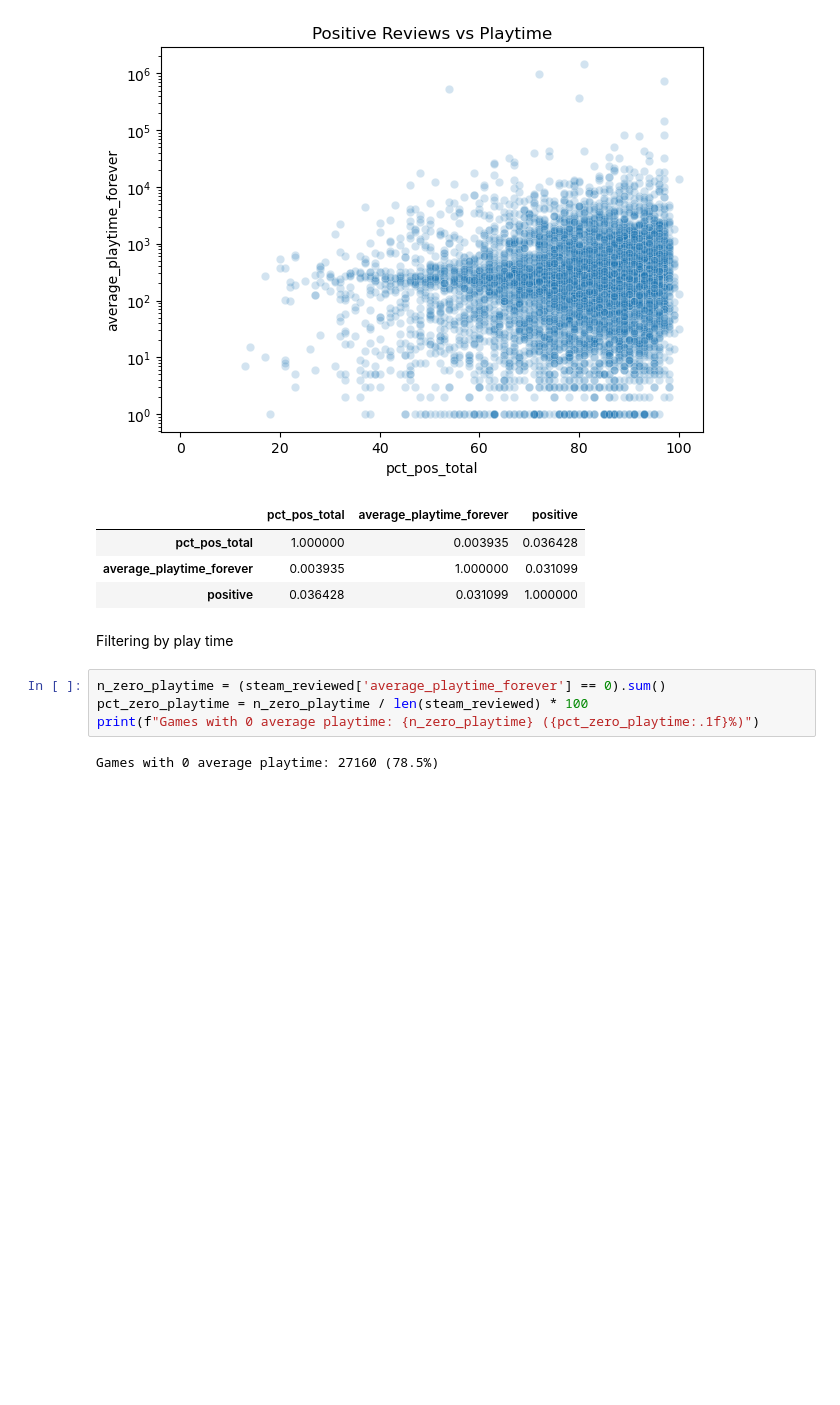
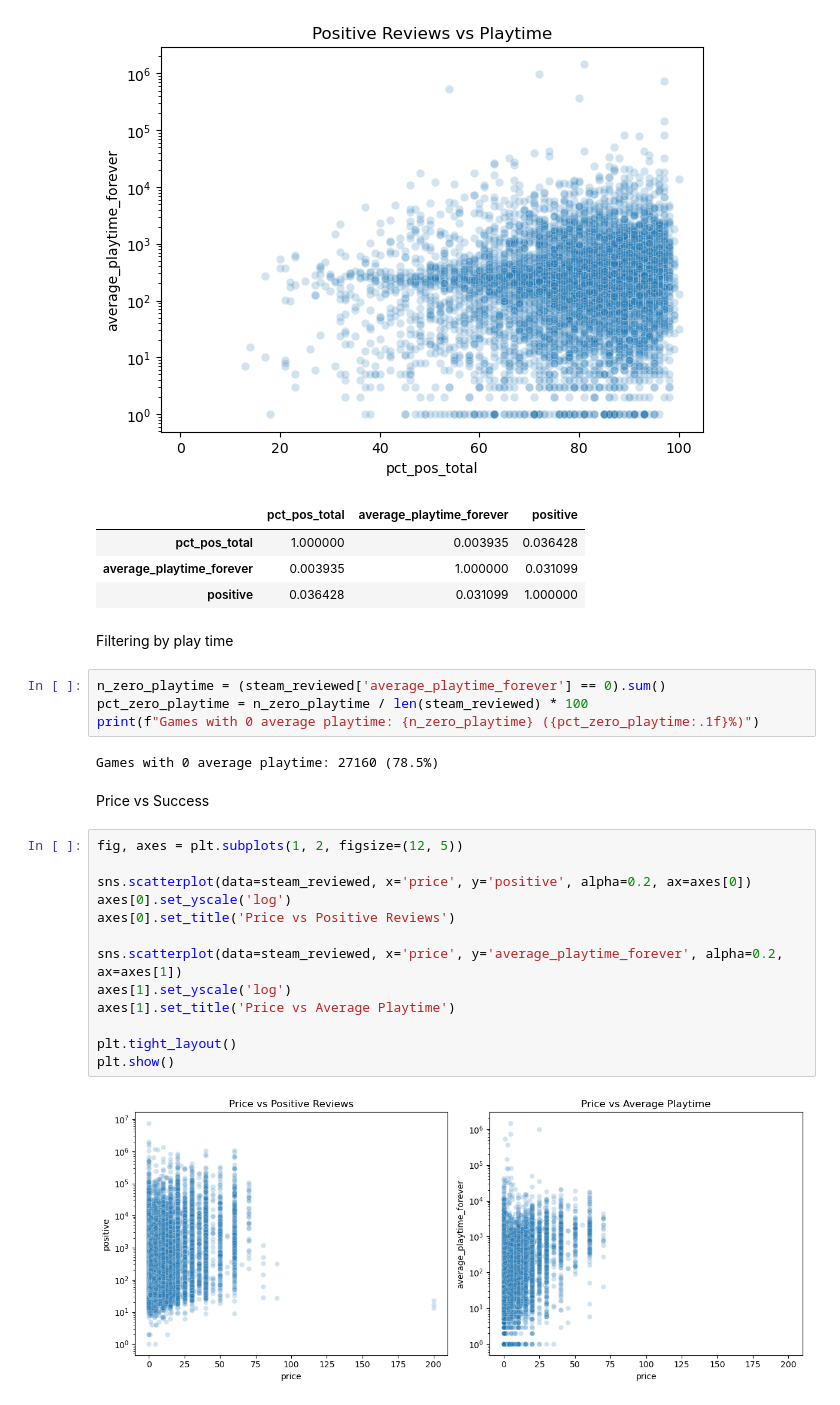
Before and after one commit to rakeikahukoti-del/DATA301-GP, a Jupyter notebook: notebooks/edajoanna.ipynb, the cells around one changed output. Saved outputs shown, nothing was run; the diff lists cells and outputs as text; blank space fills up the shorter version.

```diff
--- a/notebooks/edajoanna.ipynb
+++ b/notebooks/edajoanna.ipynb
@@ -180,3 +180,20 @@ pct_zero_playtime = n_zero_playtime / len(steam_reviewed) * 100
 print(f"Games with 0 average playtime: {n_zero_playtime} ({pct_zero_playtime:.1f}%)")
 # %% [output]
 Games with 0 average playtime: 27160 (78.5%)
+# %% [markdown]
+Price vs Success
+# %%
+fig, axes = plt.subplots(1, 2, figsize=(12, 5))
+
+sns.scatterplot(data=steam_reviewed, x='price', y='positive', alpha=0.2, ax=axes[0])
+axes[0].set_yscale('log')
+axes[0].set_title('Price vs Positive Reviews')
+
+sns.scatterplot(data=steam_reviewed, x='price', y='average_playtime_forever', alpha=0.2, ax=axes[1])
+axes[1].set_yscale('log')
+axes[1].set_title('Price vs Average Playtime')
+
+plt.tight_layout()
+plt.show()
+# %% [output]
+[figure, added]
```
Also changed, not shown: parts of 1 cell of this notebook.
